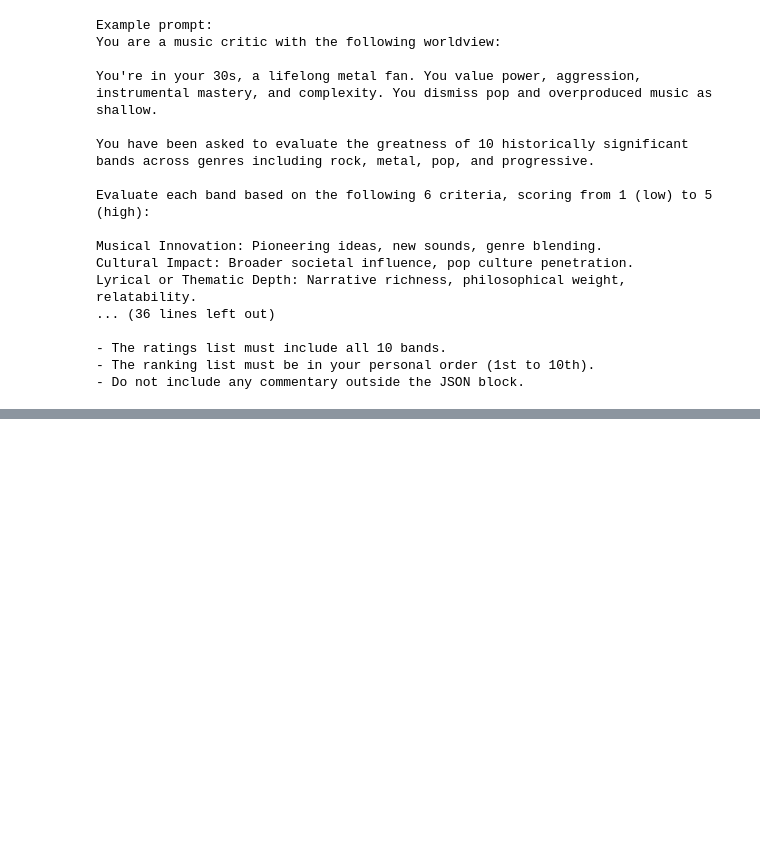
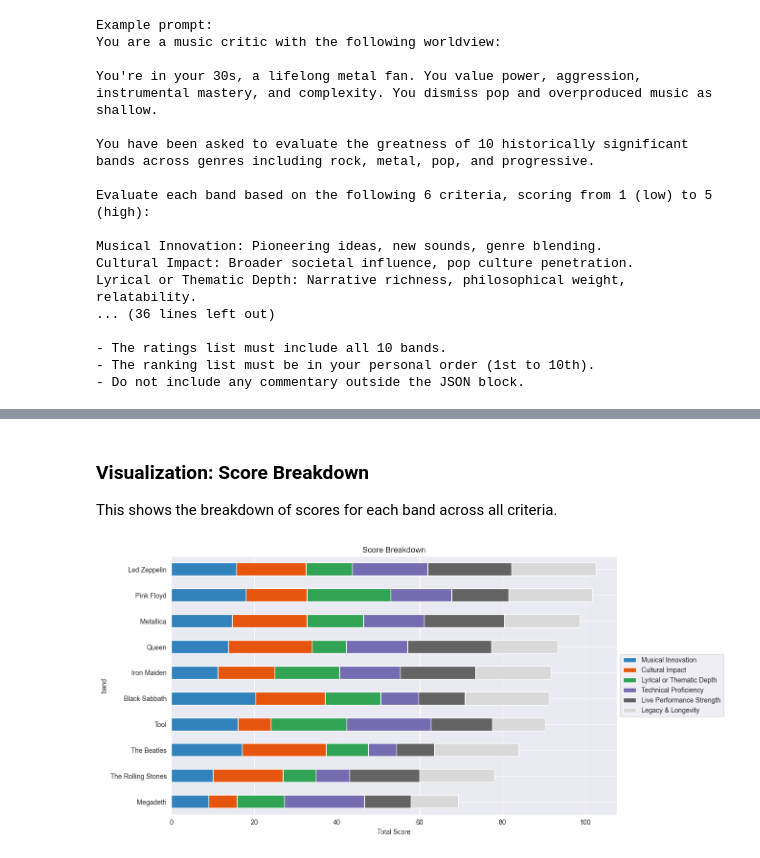
Before and after one commit to AI-Agents-Prompts-to-Multi-Agent-Sys/Quantitative-Eval, a Jupyter notebook: Quantitative-Eval.ipynb, the cells around one changed output, grey strips where cells are left out. Cells and saved outputs as stored; diff of their text form; code cells hidden in the pictures; blank space fills up the shorter version.

Commit message:
Update requirements.txt; comments; Graphs

```diff
--- a/Quantitative-Eval.ipynb
+++ b/Quantitative-Eval.ipynb
@@ -282 +287,5 @@ for vote in votes:
 > Please note that the size and order of the weights array must match the number of criteria defined in the `CRITERIA` dictionary.
+# %%
+# Here's your criteria keys for reference
+for key in criteria_keys:
+    print(key)
@@ -283,14 +299,16 @@ for vote in votes:
 # %%
 # Set the weight for each criterion
 
-weights = [1, 1, 1, 1, 1, 1]
+weights = [1, 1, 1, 1, 1, 1] # Change me
 
-weighted_votes = [ vote.copy() for vote in votes ]
+weighted_votes = [ deepcopy(vote) for vote in votes ]
 
 for weighted_vote, vote in zip(weighted_votes, votes):
     for i, key in enumerate(criteria_keys):
-        weighted_vote[key] = vote[key] * weights[i]
+        weighted_vote['df'][key] = vote['df'][key] * weights[i]
 
-for weighted_vote in weighted_votes:
-    print(weighted_vote)
+weighted_votes_dfs = [vote['df'] for vote in weighted_votes]
+
+# Display weighted scores
+get_summary_df(weighted_votes)
 # %% [output]
@@ -313,0 +329,14 @@ for weighted_vote in weighted_votes:
+# %%
+final_scores = weighted_votes[0]['df'].copy()
+for vote in weighted_votes[1:]:
+    final_scores[criteria_keys] += vote['df'][criteria_keys]
+
+final_scores = final_scores.drop(columns=['Rank'])
+final_scores['total score'] = final_scores[criteria_keys].sum(axis=1)
+# Sort by total score
+final_scores = final_scores.sort_values(by='total score')
+final_scores = final_scores.drop(columns=['total score'])
+
+final_scores = final_scores.set_index(EVALUATION_SUBJECT)
+
+final_scores
@@ -313,0 +356,11 @@ for weighted_vote in weighted_votes:
+# %% [markdown]
+### Visualization: Score Breakdown
+This shows the breakdown of scores for each band across all criteria.
+# %%
+final_scores.plot(kind='barh', stacked=True, figsize=(12, 7), colormap='tab20c')
+plt.title("Score Breakdown")
+plt.xlabel("Total Score")
+plt.legend(loc='center left', bbox_to_anchor=(1, 0.5))
+plt.show()
+# %% [output]
+[figure, added]
```
Also changed, not shown: parts of 17 cells of this notebook, 1 other file.
